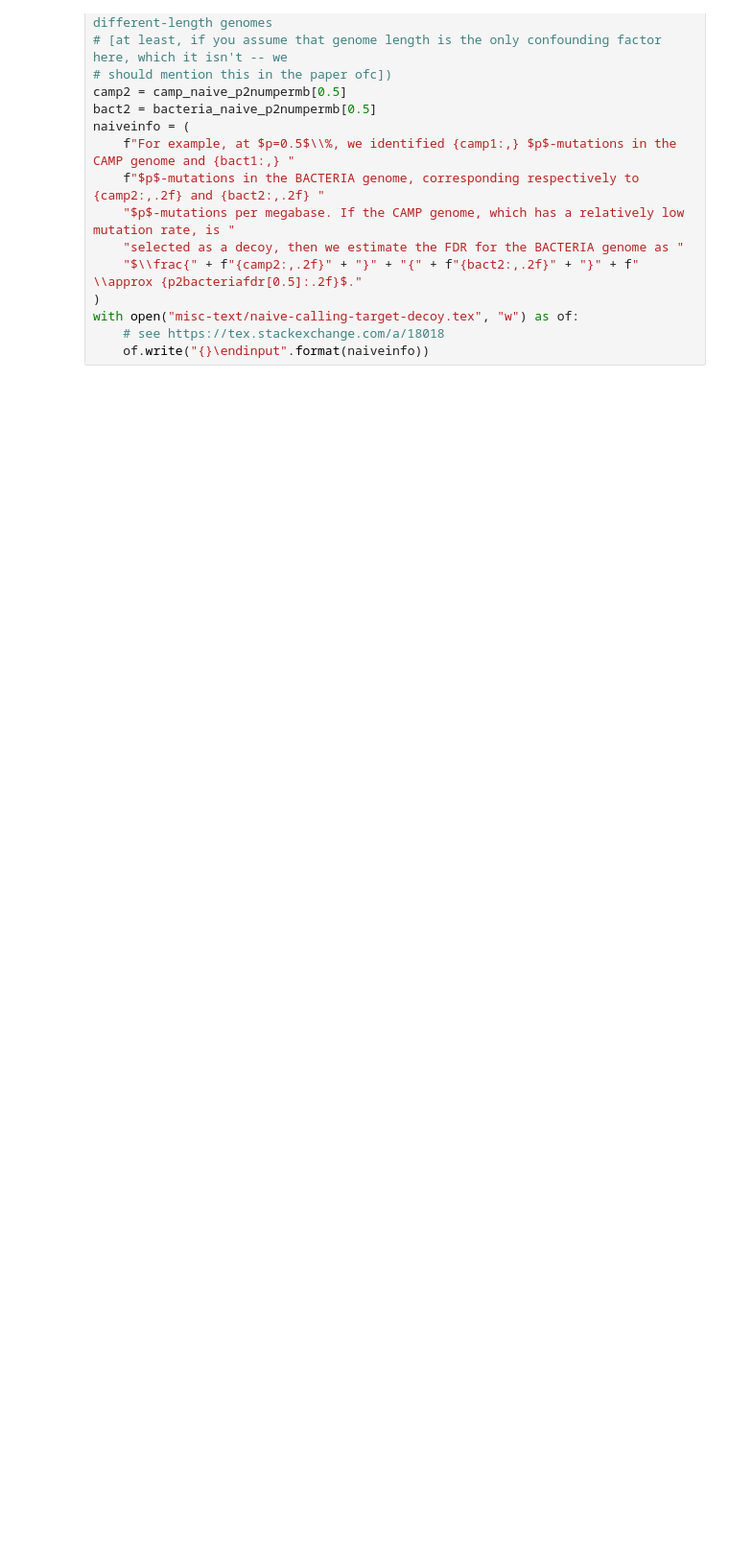
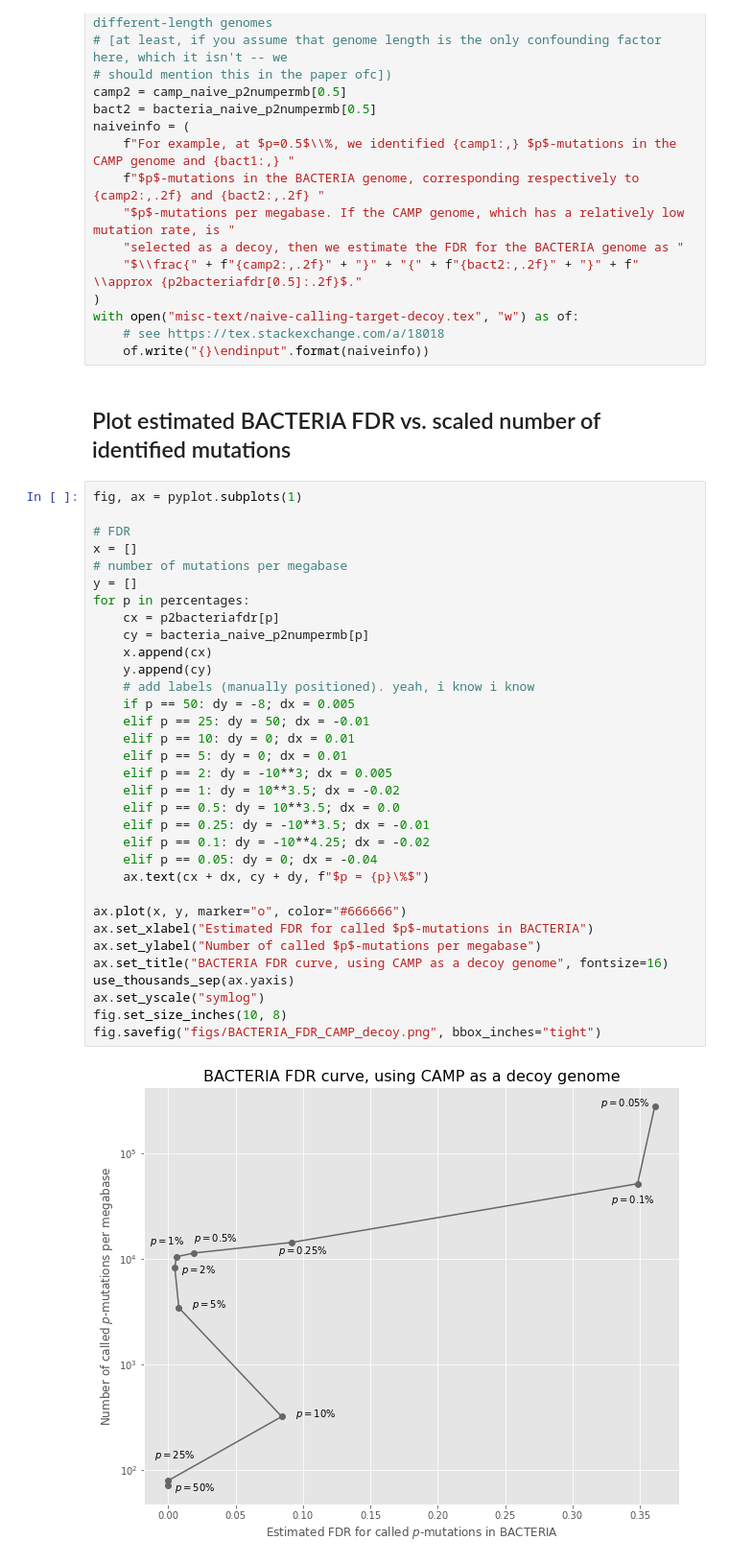
Before and after one commit to fedarko/sheepgut, a Jupyter notebook: notebooks/DemonstratingTargetDecoyApproach.ipynb, the cells around one changed output. Shown at 96% size. Cells and saved outputs as stored; diff of their text form; blank space fills up the shorter version.

Commit message:
initial fdr curve!
not sure this is how we wanna handle the y axis tho

```diff
--- a/notebooks/DemonstratingTargetDecoyApproach.ipynb
+++ b/notebooks/DemonstratingTargetDecoyApproach.ipynb
@@ -149,3 +149,40 @@ naiveinfo = (
 with open("misc-text/naive-calling-target-decoy.tex", "w") as of:
     # see https://tex.stackexchange.com/a/18018
     of.write("{}\endinput".format(naiveinfo))
+# %% [markdown]
+## Plot estimated BACTERIA FDR vs. scaled number of identified mutations
+# %%
+fig, ax = pyplot.subplots(1)
+
+# FDR
+x = []
+# number of mutations per megabase
+y = []
+for p in percentages:
+    cx = p2bacteriafdr[p]
+    cy = bacteria_naive_p2numpermb[p]
+    x.append(cx)
+    y.append(cy)
+    # add labels (manually positioned). yeah, i know i know
+    if p == 50: dy = -8; dx = 0.005
+    elif p == 25: dy = 50; dx = -0.01
+    elif p == 10: dy = 0; dx = 0.01
+    elif p == 5: dy = 0; dx = 0.01
+    elif p == 2: dy = -10**3; dx = 0.005
+    elif p == 1: dy = 10**3.5; dx = -0.02
+    elif p == 0.5: dy = 10**3.5; dx = 0.0
+    elif p == 0.25: dy = -10**3.5; dx = -0.01
+    elif p == 0.1: dy = -10**4.25; dx = -0.02
+    elif p == 0.05: dy = 0; dx = -0.04
+    ax.text(cx + dx, cy + dy, f"$p = {p}\%$")
+
+ax.plot(x, y, marker="o", color="#666666")
+ax.set_xlabel("Estimated FDR for called $p$-mutations in BACTERIA")
+ax.set_ylabel("Number of called $p$-mutations per megabase")
+ax.set_title("BACTERIA FDR curve, using CAMP as a decoy genome", fontsize=16)
+use_thousands_sep(ax.yaxis)
+ax.set_yscale("symlog")
+fig.set_size_inches(10, 8)
+fig.savefig("figs/BACTERIA_FDR_CAMP_decoy.png", bbox_inches="tight")
+# %% [output]
+[figure, added]
```
Also changed, not shown: parts of 1 cell of this notebook, 1 other file.
